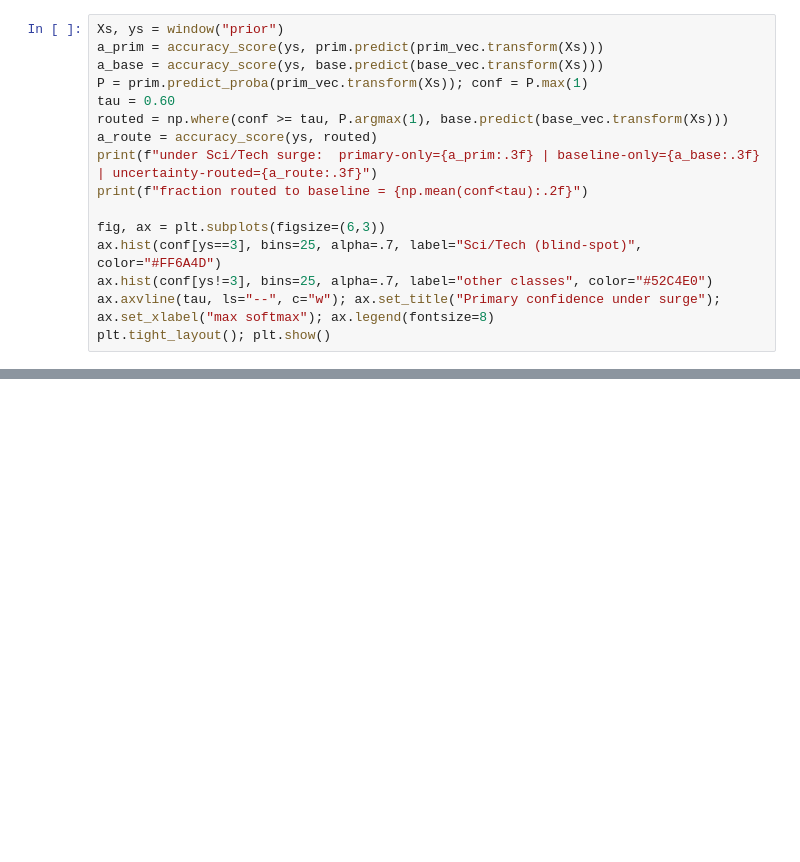
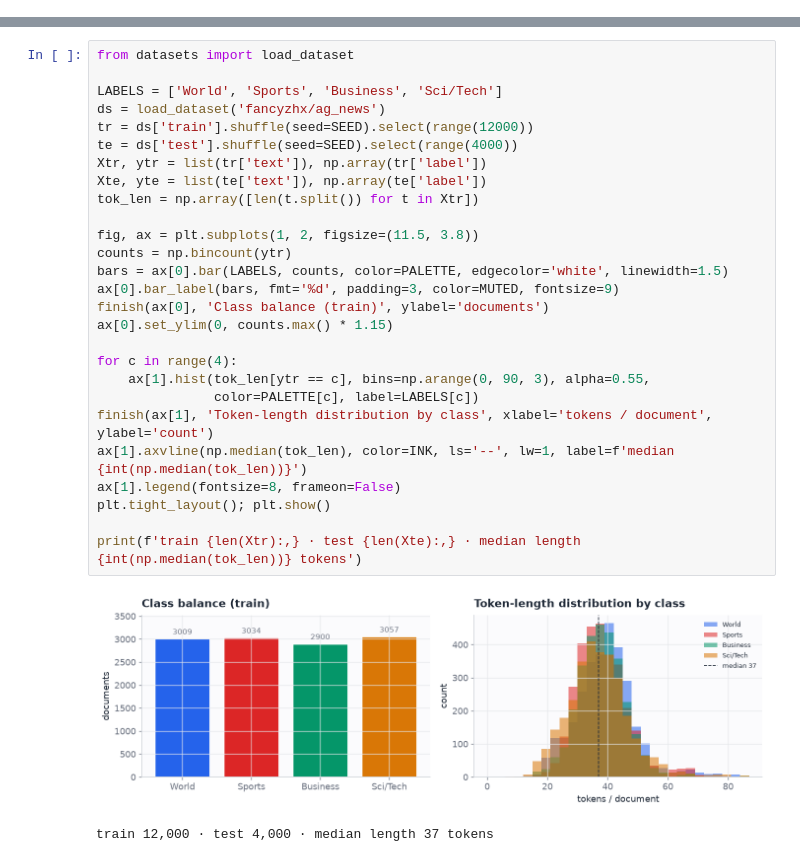
Before and after one commit to FrankAsanteVanLaarhoven/DriftGuardAI, a Jupyter notebook: notebooks/ag_news_drift_demo.ipynb, the cells around one changed output, grey strips where cells are left out. Saved outputs shown, nothing was run; the diff lists cells and outputs as text; blank space fills up the shorter version.

```diff
--- a/notebooks/ag_news_drift_demo.ipynb
+++ b/notebooks/ag_news_drift_demo.ipynb
@@ -203,16 +0,0 @@ Under a Sci/Tech surge, route predictions whose primary confidence `< τ` to the
-# %%
-Xs, ys = window("prior")
-a_prim = accuracy_score(ys, prim.predict(prim_vec.transform(Xs)))
-a_base = accuracy_score(ys, base.predict(base_vec.transform(Xs)))
-P = prim.predict_proba(prim_vec.transform(Xs)); conf = P.max(1)
-tau = 0.60
-routed = np.where(conf >= tau, P.argmax(1), base.predict(base_vec.transform(Xs)))
-a_route = accuracy_score(ys, routed)
-print(f"under Sci/Tech surge:  primary-only={a_prim:.3f} | baseline-only={a_base:.3f} | uncertainty-routed={a_route:.3f}")
-print(f"fraction routed to baseline = {np.mean(conf<tau):.2f}")
-
-fig, ax = plt.subplots(figsize=(6,3))
-ax.hist(conf[ys==3], bins=25, alpha=.7, label="Sci/Tech (blind-spot)", color="#FF6A4D")
-ax.hist(conf[ys!=3], bins=25, alpha=.7, label="other classes", color="#52C4E0")
-ax.axvline(tau, ls="--", c="w"); ax.set_title("Primary confidence under surge"); ax.set_xlabel("max softmax"); ax.legend(fontsize=8)
-plt.tight_layout(); plt.show()
@@ -299,0 +90,30 @@ On real AG News, a univariate PSI monitor **silently misses vocabulary drift**,
+# %%
+from datasets import load_dataset
+
+LABELS = ['World', 'Sports', 'Business', 'Sci/Tech']
+ds = load_dataset('fancyzhx/ag_news')
+tr = ds['train'].shuffle(seed=SEED).select(range(12000))
+te = ds['test'].shuffle(seed=SEED).select(range(4000))
+Xtr, ytr = list(tr['text']), np.array(tr['label'])
+Xte, yte = list(te['text']), np.array(te['label'])
+tok_len = np.array([len(t.split()) for t in Xtr])
+
+fig, ax = plt.subplots(1, 2, figsize=(11.5, 3.8))
+counts = np.bincount(ytr)
+bars = ax[0].bar(LABELS, counts, color=PALETTE, edgecolor='white', linewidth=1.5)
+ax[0].bar_label(bars, fmt='%d', padding=3, color=MUTED, fontsize=9)
+finish(ax[0], 'Class balance (train)', ylabel='documents')
+ax[0].set_ylim(0, counts.max() * 1.15)
+
+for c in range(4):
+    ax[1].hist(tok_len[ytr == c], bins=np.arange(0, 90, 3), alpha=0.55,
+               color=PALETTE[c], label=LABELS[c])
+finish(ax[1], 'Token-length distribution by class', xlabel='tokens / document', ylabel='count')
+ax[1].axvline(np.median(tok_len), color=INK, ls='--', lw=1, label=f'median {int(np.median(tok_len))}')
+ax[1].legend(fontsize=8, frameon=False)
+plt.tight_layout(); plt.show()
+
+print(f'train {len(Xtr):,} · test {len(Xte):,} · median length {int(np.median(tok_len))} tokens')
+# %% [output]
+[figure, added]
+train 12,000 · test 4,000 · median length 37 tokens
```
Also changed, not shown: parts of 56 cells of this notebook, 2 other files.
